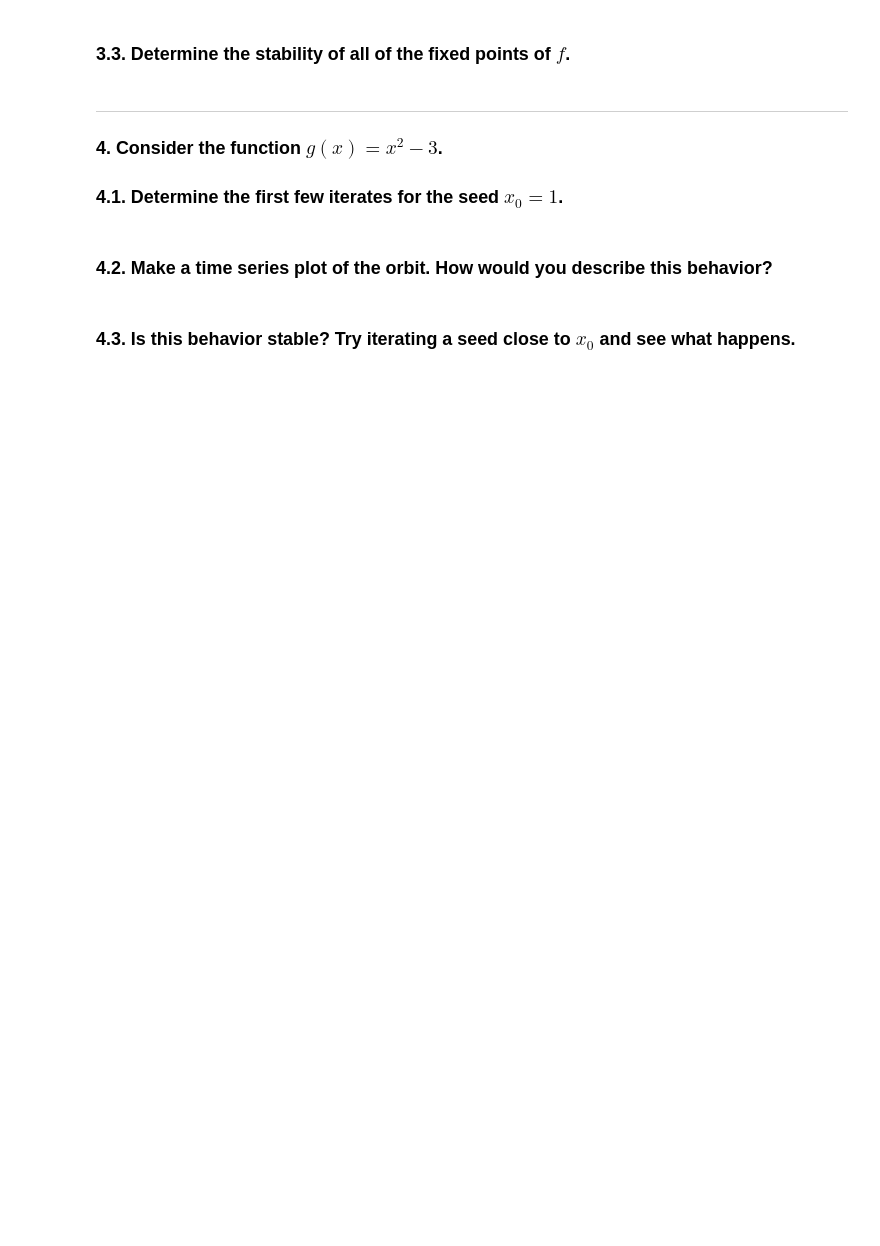
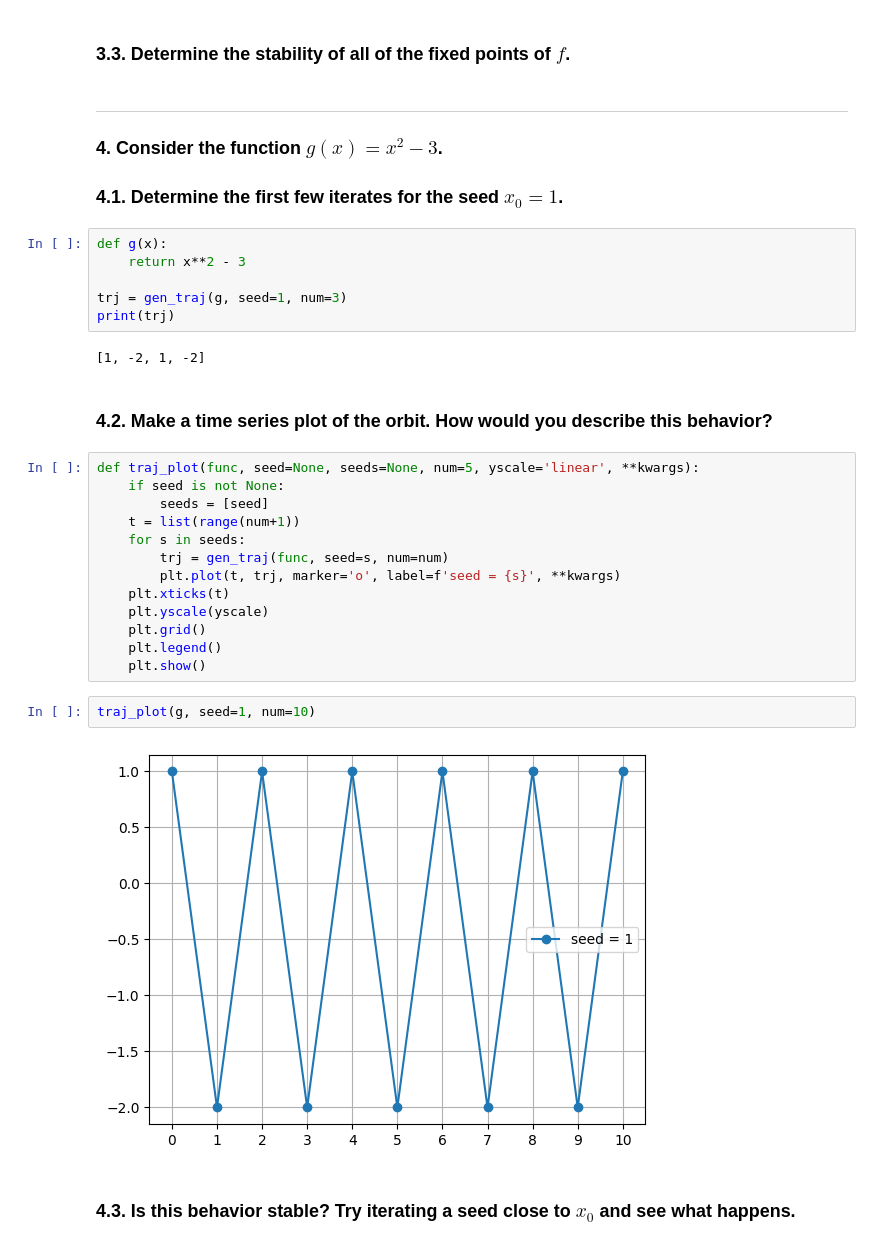
Before and after one commit to epsilonxe/RMUTT_09114330, a Jupyter notebook: materials/solutions/workshop_01.ipynb, the cells around one changed output. Cells and saved outputs as stored; diff of their text form; blank space fills up the shorter version.

```diff
--- a/materials/solutions/workshop_01.ipynb
+++ b/materials/solutions/workshop_01.ipynb
@@ -140,7 +218,32 @@ plt.arrow(-1, 0, 0.5, 0,
 ### 4. Consider the function $g(x) = x^2 − 3$.
 
 ### 4.1. Determine the first few iterates for the seed $x_0 = 1$.
+# %%
+def g(x):
+    return x**2 - 3
+
+trj = gen_traj(g, seed=1, num=3)
+print(trj)
+# %% [output]
+[1, -2, 1, -2]
 # %% [markdown]
 ### 4.2. Make a time series plot of the orbit. How would you describe this behavior?
+# %%
+def traj_plot(func, seed=None, seeds=None, num=5, yscale='linear', **kwargs):
+    if seed is not None:
+        seeds = [seed]
+    t = list(range(num+1))
+    for s in seeds:
+        trj = gen_traj(func, seed=s, num=num)
+        plt.plot(t, trj, marker='o', label=f'seed = {s}', **kwargs)
+    plt.xticks(t)
+    plt.yscale(yscale)
+    plt.grid()
+    plt.legend()
+    plt.show()
+# %%
+traj_plot(g, seed=1, num=10)
+# %% [output]
+[figure, added]
 # %% [markdown]
 ### 4.3. Is this behavior stable? Try iterating a seed close to $x_0$ and see what happens.
```
Also changed, not shown: parts of 10 cells of this notebook.
